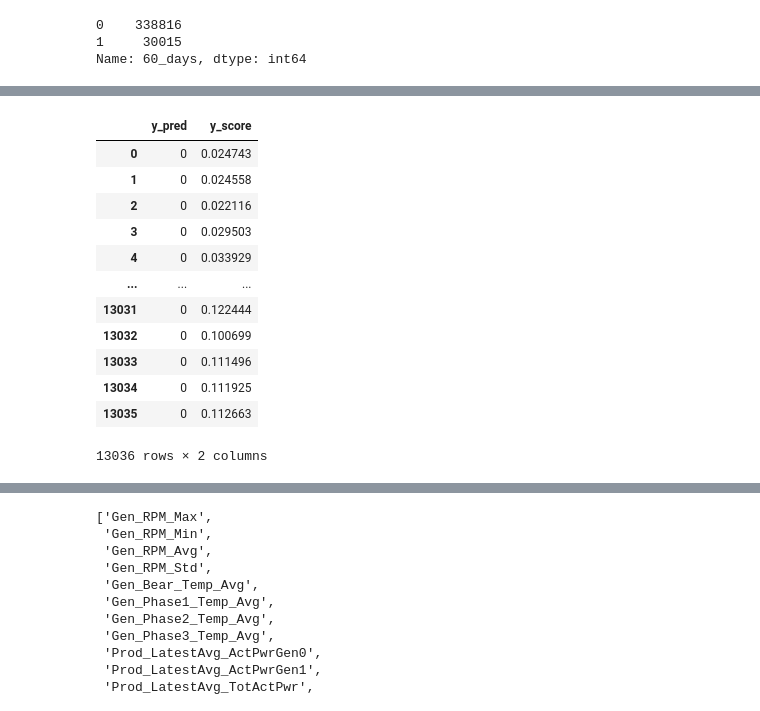
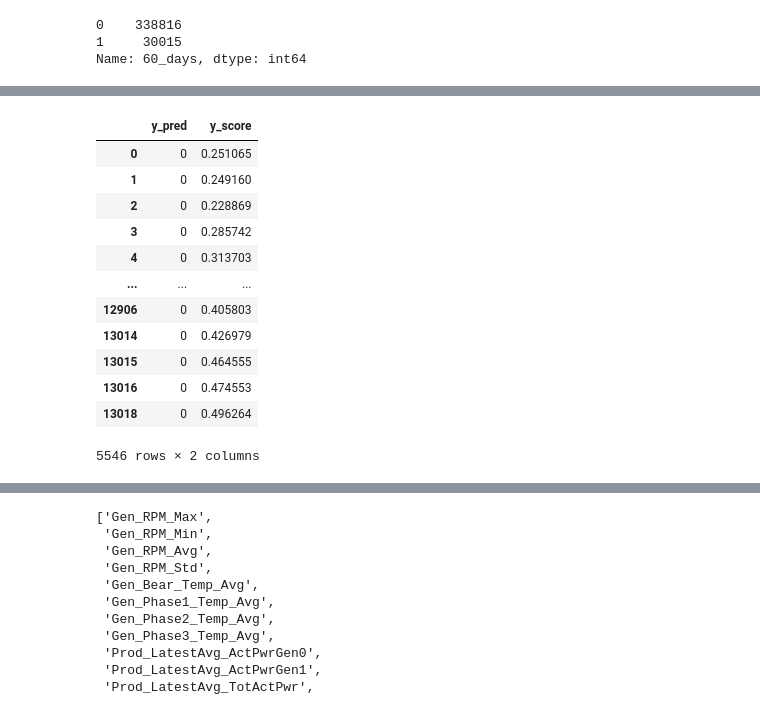
Before and after one commit to RicardoJPedro82/wmillfailprev, a Jupyter notebook: notebooks/Miguel_ModellingFunctions.ipynb, the cells around one changed output, grey strips where cells are left out. Saved outputs shown, nothing was run; the diff lists cells and outputs as text; code cells hidden in the pictures.

```diff
--- a/notebooks/Miguel_ModellingFunctions.ipynb
+++ b/notebooks/Miguel_ModellingFunctions.ipynb
@@ -358,7 +356,7 @@ clf_LogReg = LogisticRegression(random_state=42, class_weight='balanced')
 gs_params = {'C': [.01, 0.1, 1.0, 10], 'solver': ['liblinear', 'lbfgs']}
 gs_score = 'roc_auc'
 
-clf_LogReg, pred_LogReg = bin_classify(model, clf_logReg, features,target, df_train,df_test, params=gs_params, score=gs_score)
+clf_LogReg, pred_LogReg = bin_classify(model, clf_LogReg, features,target, df_train,df_test, params=gs_params, score=gs_score)
 print('\nBest Parameters:\n',clf_LogReg)
 # %% [output]
 Best Parameters:
@@ -370,21 +375,21 @@ Best Parameters:
 # %%
 pred_LogReg[pred_LogReg['y_pred']==0]
 
-pred_LogReg['y_pred']
+#pred_LogReg['y_pred']
 # %% [output]
 |  | y_pred | y_score |
-| 0 | 0 | 0.024743 |
-| 1 | 0 | 0.024558 |
-| 2 | 0 | 0.022116 |
-| 3 | 0 | 0.029503 |
-| 4 | 0 | 0.033929 |
+| 0 | 0 | 0.251065 |
+| 1 | 0 | 0.249160 |
+| 2 | 0 | 0.228869 |
+| 3 | 0 | 0.285742 |
+| 4 | 0 | 0.313703 |
 | ... | ... | ... |
-| 13031 | 0 | 0.122444 |
-| 13032 | 0 | 0.100699 |
-| 13033 | 0 | 0.111496 |
-| 13034 | 0 | 0.111925 |
-| 13035 | 0 | 0.112663 |
+| 12906 | 0 | 0.405803 |
+| 13014 | 0 | 0.426979 |
+| 13015 | 0 | 0.464555 |
+| 13016 | 0 | 0.474553 |
+| 13018 | 0 | 0.496264 |
-13036 rows × 2 columns
+5546 rows × 2 columns
 # %%
 metrics_LogReg, roc_LogReg, prc_LogReg = bin_class_metrics(model, y_test, pred_LogReg.y_pred, pred_LogReg.y_score, print_out=True, plot_out=True)
 # %% [output]
```
Also changed, not shown: parts of 8 cells of this notebook, 2 other files.
